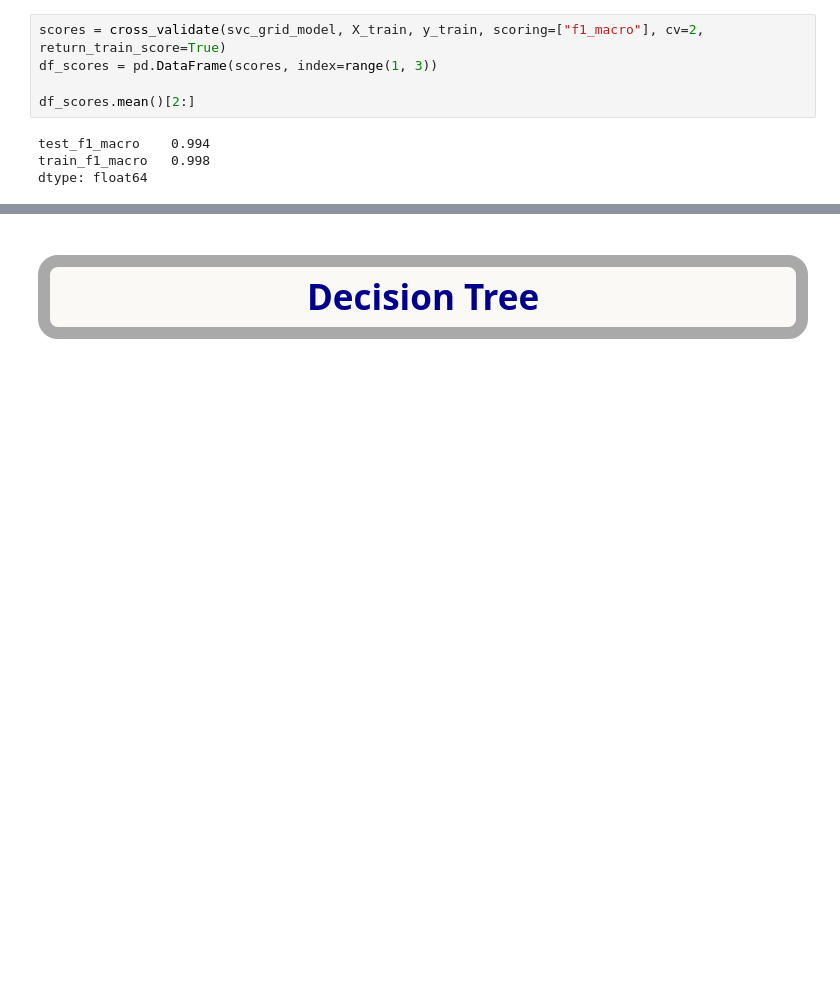
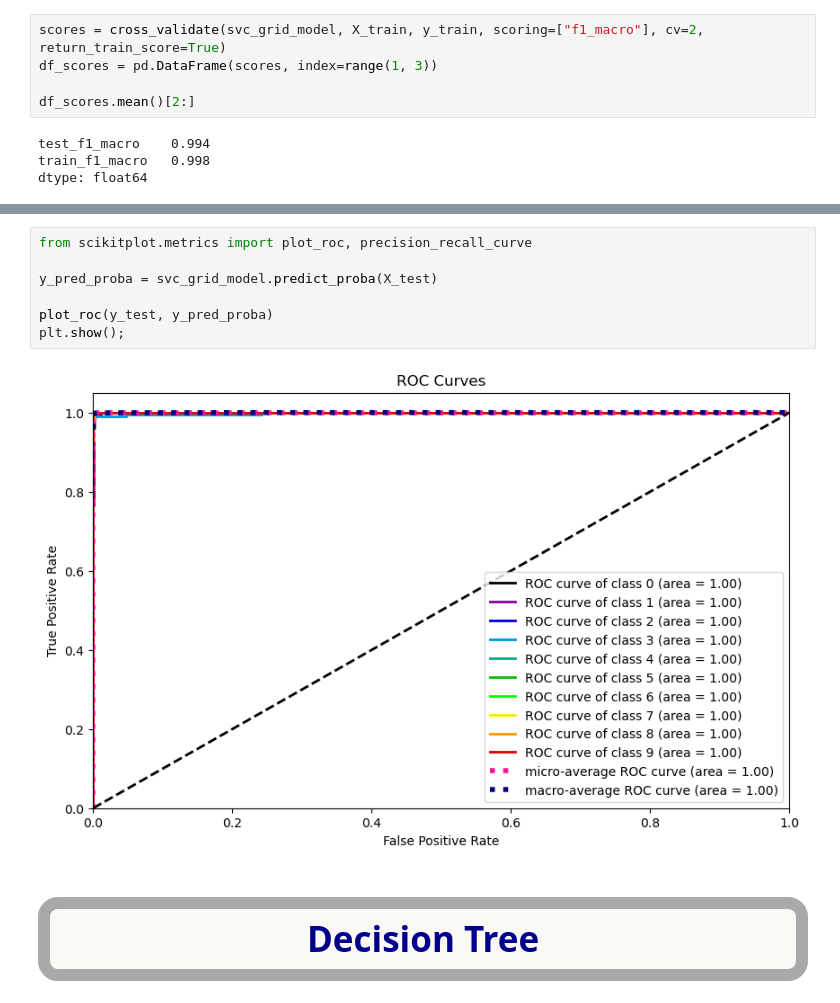
Before and after one commit to ssamiyavuzz/Hand_Written_Digits_Project, a Jupyter notebook: hand_written_digits.ipynb, the cells around one changed output, grey strips where cells are left out. Drawn from its saved outputs; the diff is of its cells as text; blank space fills up the shorter version.

```diff
--- a/hand_written_digits.ipynb
+++ b/hand_written_digits.ipynb
@@ -364,3 +368,12 @@ dtype: float64
+# %%
+from scikitplot.metrics import plot_roc, precision_recall_curve
+
+y_pred_proba = svc_grid_model.predict_proba(X_test)
+
+plot_roc(y_test, y_pred_proba)
+plt.show();
+# %% [output]
+[figure, added]
 # %% [markdown]
 <h2 style="background-color: #FAF9F6; font-family: newtimroman; font-size: 250%; color: darkblue; border: 12px solid #A9A9A9; border-radius: 20px; padding: 15px; text-align: center;">
     <b>Decision Tree</b>
```
Also changed, not shown: parts of 16 cells of this notebook.
